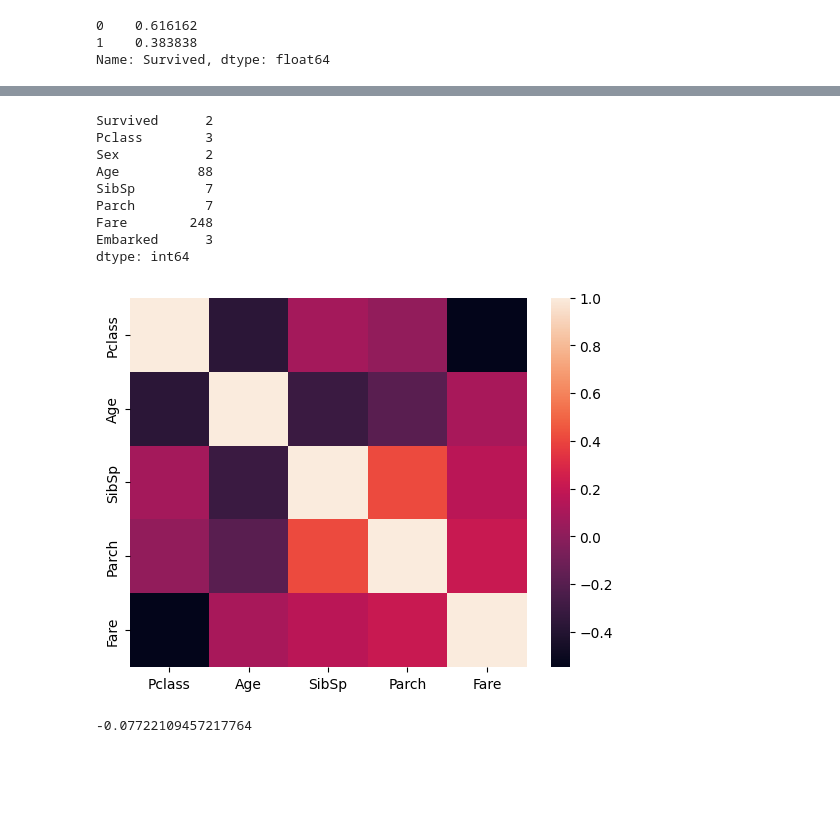
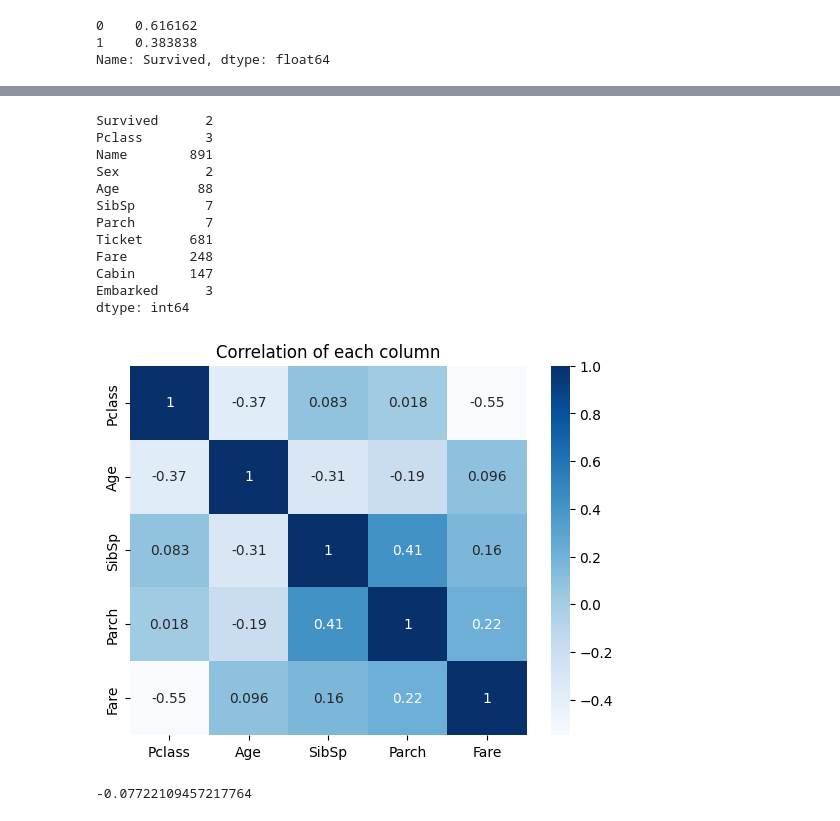
Before and after one commit to ldebele/Titanic-ML-from-Disaster, a Jupyter notebook: main.ipynb, the cells around one changed output, grey strips where cells are left out. Saved outputs shown, nothing was run; the diff lists cells and outputs as text; code cells hidden in the pictures; blank space fills up the shorter version.

```diff
--- a/main.ipynb
+++ b/main.ipynb
@@ -19,8 +19,8 @@ def wrangle(path):
     # df["Sex"] = (df["Sex"] == "male").astype(int)
 
     # Drop high cardinality categorical features
-    high_cardinality = ["Name", "Ticket", "Cabin"]
-    df.drop(columns=high_cardinality, inplace=True)
+    # high_cardinality = ["Name", "Ticket"]
+    # df.drop(columns=high_cardinality, inplace=True)
 
     # Drop NaN values
     # df.dropna(inplace=True)
@@ -66,17 +84,21 @@ df.nunique()
 # %% [output]
 Survived      2
 Pclass        3
+Name        891
 Sex           2
 Age          88
 SibSp         7
 Parch         7
+Ticket      681
 Fare        248
+Cabin       147
 Embarked      3
 dtype: int64
 # %%
 # df["Cabin"].unique()
 # %%
 correlation = df.drop(columns="Survived").corr()
-sns.heatmap(correlation);
+sns.heatmap(correlation, annot=True, cmap="Blues")
+plt.title("Correlation of each column");
 # %% [output]
-[figure, old version]
+[figure, new version]
```
Also changed, not shown: parts of 33 cells of this notebook.
